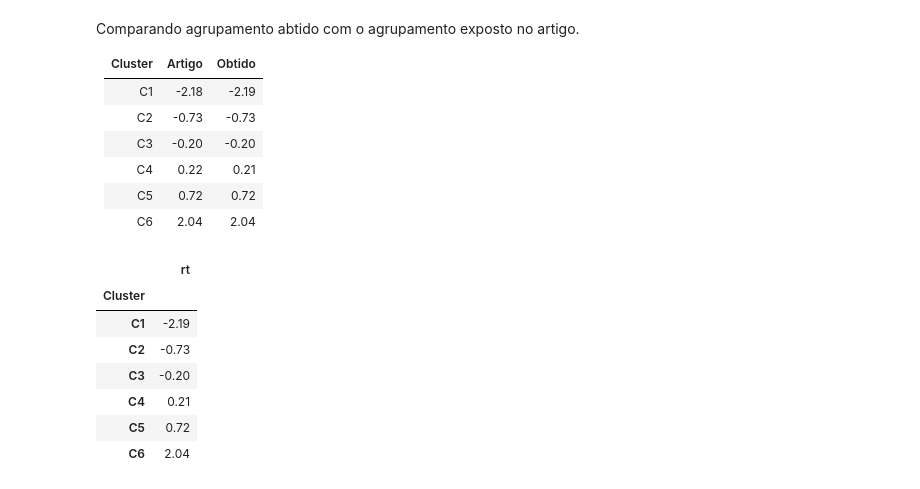
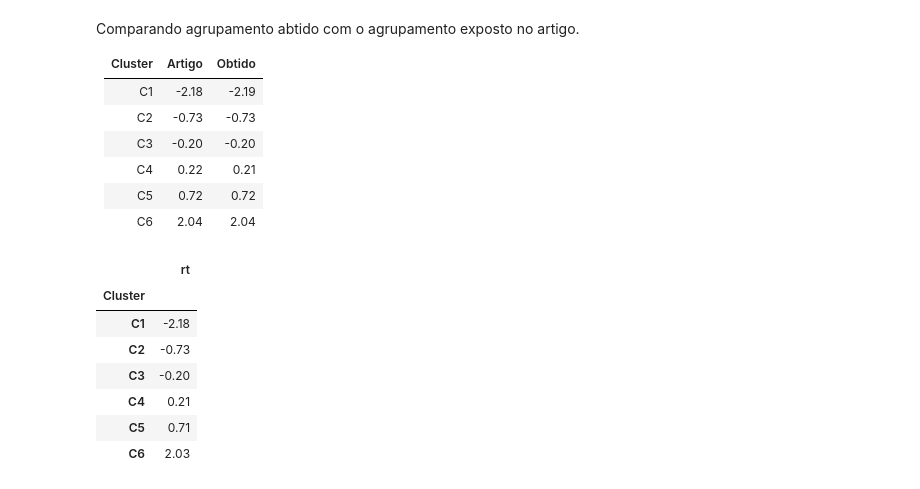
Before and after one commit to cafe-com-analytics/stock_market_index_daily_direction, a Jupyter notebook: notebooks/01_reproducing_paper.ipynb, the cells around one changed output. Saved outputs shown, nothing was run; the diff lists cells and outputs as text; code cells hidden in the pictures.

```diff
--- a/notebooks/01_reproducing_paper.ipynb
+++ b/notebooks/01_reproducing_paper.ipynb
@@ -11,7 +11,7 @@ warnings.filterwarnings("ignore")
 
 Segundo o artigo, eles usaram dados do índice Nikkey (**^N225**) e o da ação da Toyota (**7203.T**), entre 22/02/1985 e 30/12/2008.
 # %%
-df_nikkey = yf.download("^N225", start="1985-02-21", end="2008-12-30")
+df_nikkey = yf.download("^N225", start="1984-10-01", end="2008-12-30")
 df_toyota = yf.download("7203.T", start="1985-02-21", end="2008-12-30")
 # %% [output]
 [*********************100%***********************]  1 of 1 completed
@@ -93,6 +93,7 @@ plt.show();
 **Agrupamentos uniformes**
 # %%
 def uniform_clustering(df: pd.DataFrame) -> pd.DataFrame:
+    """This function creates the target "Cluster" according to the limits described in article."""
     conditions  = [
         df["rt"] < -1.12,
         (df["rt"] >= -1.12) & (df["rt"] < -0.42),
@@ -128,13 +129,13 @@ Comparando agrupamento abtido com o agrupamento exposto no artigo.
 |C5|0.72|0.72|
 |C6|2.04|2.04|
 # %%
-round(df_nikkey.groupby(by=["Cluster"]).agg({"rt": "mean"}), 2)
+round(X_train.groupby(by=["Cluster"]).agg({"rt": "mean"}), 2)
 # %% [output]
 |  | rt |
 | Cluster |  |
-| C1 | -2.19 |
+| C1 | -2.18 |
 | C2 | -0.73 |
 | C3 | -0.20 |
 | C4 | 0.21 |
-| C5 | 0.72 |
-| C6 | 2.04 |
+| C5 | 0.71 |
+| C6 | 2.03 |
```
Also changed, not shown: parts of 6 cells of this notebook.
